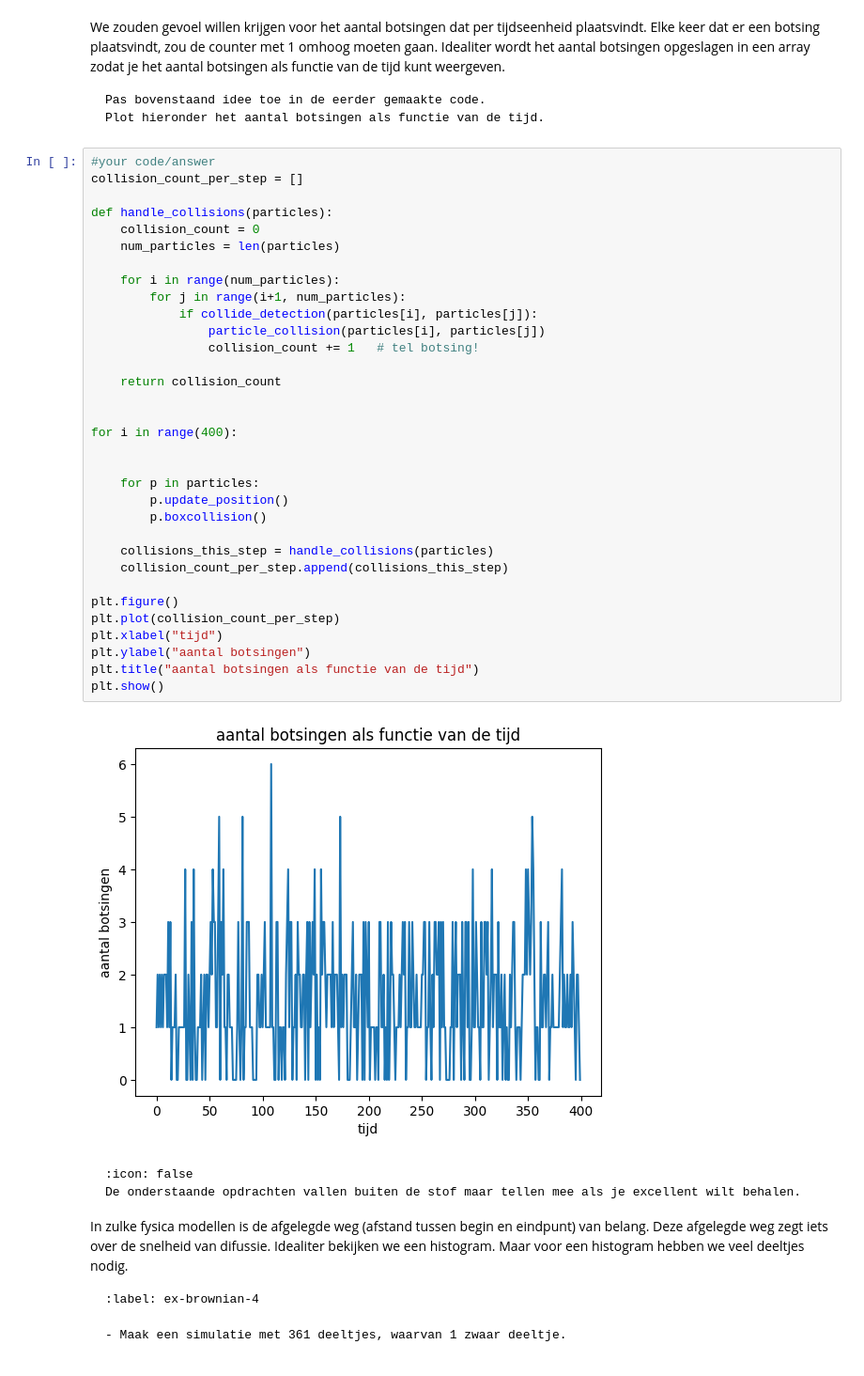
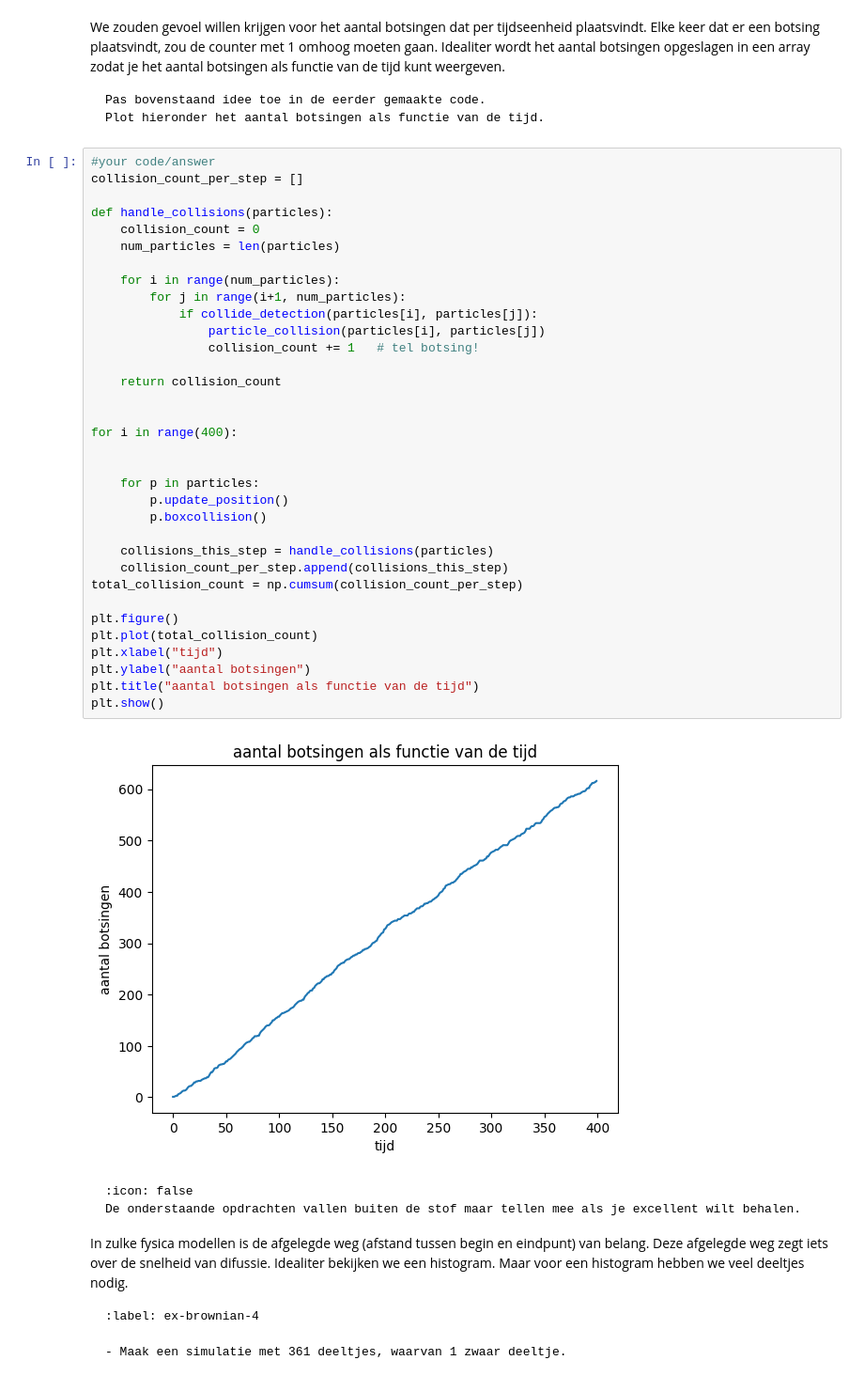
Before and after one commit to kristywrkl/GROEPSNUMMER, a Jupyter notebook: Content/PySim/4_brownianmotion.ipynb, the cells around one changed output. Shown: that part at 94% size. Saved outputs shown, nothing was run; the diff lists cells and outputs as text.

````diff
--- a/Content/PySim/4_brownianmotion.ipynb
+++ b/Content/PySim/4_brownianmotion.ipynb
@@ -224,35 +224,36 @@ collision_count_per_step = []
 
 def handle_collisions(particles):
     collision_count = 0
     num_particles = len(particles)
 
     for i in range(num_particles):
         for j in range(i+1, num_particles):
             if collide_detection(particles[i], particles[j]):
                 particle_collision(particles[i], particles[j])
                 collision_count += 1   # tel botsing!
 
     return collision_count
 
 
 for i in range(400):
 
 
     for p in particles:
         p.update_position()
         p.boxcollision()
 
     collisions_this_step = handle_collisions(particles)
     collision_count_per_step.append(collisions_this_step)
+total_collision_count = np.cumsum(collision_count_per_step)
 
 plt.figure()
-plt.plot(collision_count_per_step)
+plt.plot(total_collision_count)
 plt.xlabel("tijd")
 plt.ylabel("aantal botsingen")
 plt.title("aantal botsingen als functie van de tijd")
 plt.show()
 # %% [output]
-[figure, old version]
+[figure, new version]
 # %% [markdown]
 ```{warning} 🌶 Let op!
 :icon: false
````
Also changed, not shown: parts of 2 cells of this notebook.
